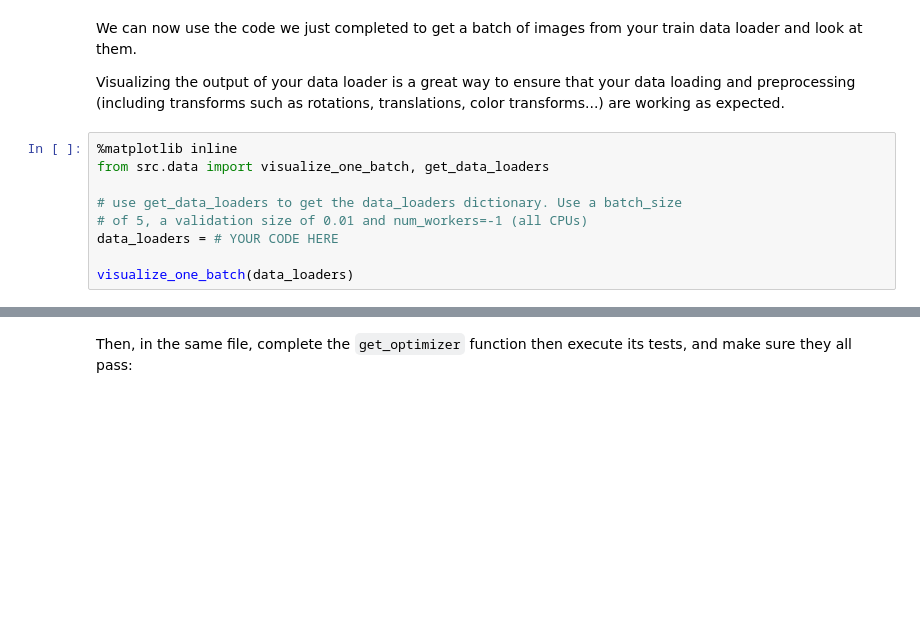
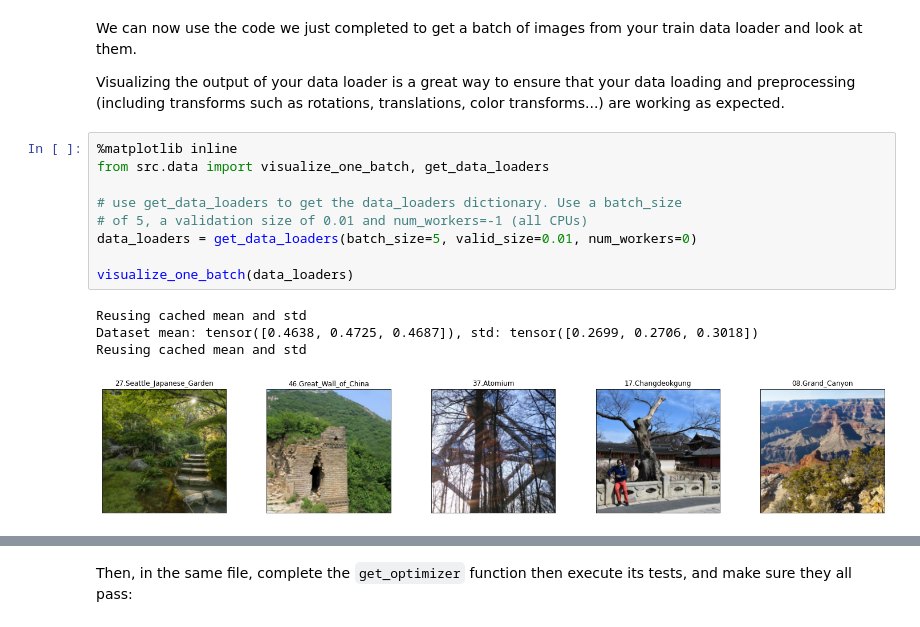
Before and after one commit to jzhang82119/Landmark-Classification-Tagging-for-Social-Media, a Jupyter notebook: cnn_from_scratch.ipynb, the cells around one changed output, grey strips where cells are left out. Saved outputs shown, nothing was run; the diff lists cells and outputs as text; blank space fills up the shorter version.

```diff
--- a/cnn_from_scratch.ipynb
+++ b/cnn_from_scratch.ipynb
@@ -146,12 +143,17 @@ Visualizing the output of your data loader is a great way to ensure that your da
 # %%
 %matplotlib inline
 from src.data import visualize_one_batch, get_data_loaders
 
 # use get_data_loaders to get the data_loaders dictionary. Use a batch_size
 # of 5, a validation size of 0.01 and num_workers=-1 (all CPUs)
-data_loaders = # YOUR CODE HERE
+data_loaders = get_data_loaders(batch_size=5, valid_size=0.01, num_workers=0)
 
 visualize_one_batch(data_loaders)
+# %% [output]
+Reusing cached mean and std
+Dataset mean: tensor([0.4638, 0.4725, 0.4687]), std: tensor([0.2699, 0.2706, 0.3018])
+Reusing cached mean and std
+[figure, added]
 # %% [markdown]
 ---
 ## <img src="static_images/icons/noun-advance-2109145.png" alt=">" style="width:50px"/> Step 2: Define model
```
Also changed, not shown: parts of 15 cells of this notebook.
